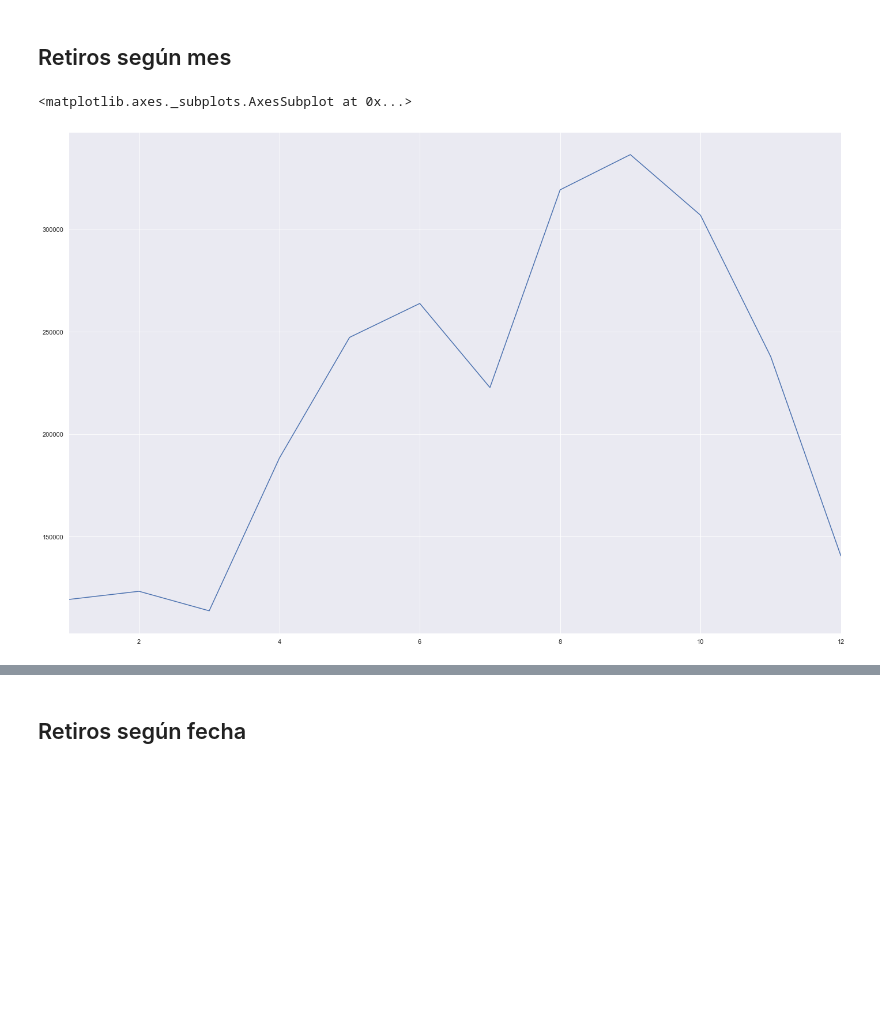
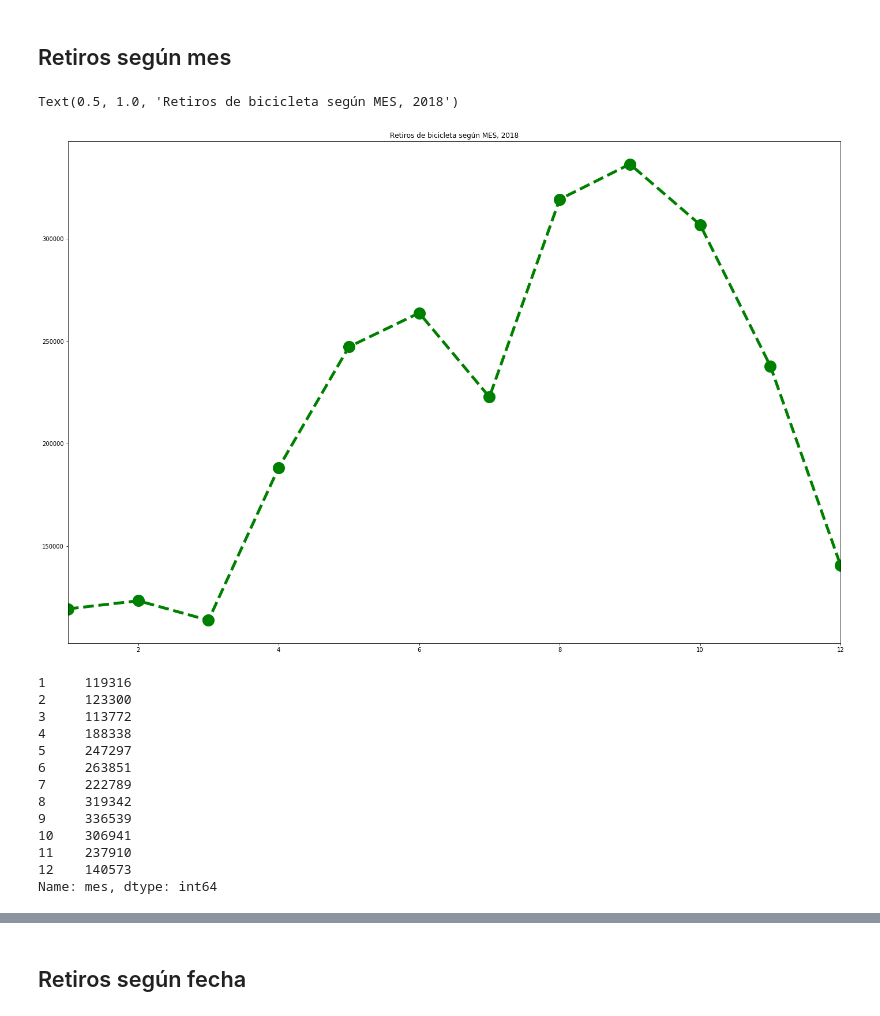
Before and after one commit to fpaterson/Acamica-Data-Science, a Jupyter notebook: Presentación personal/Presentación personal, dataset bicis.ipynb, the cells around one changed output, grey strips where cells are left out. Cells and saved outputs as stored; diff of their text form; code cells hidden in the pictures; blank space fills up the shorter version.

Commit message:
Mejoré gŕaficos, hice value_counts para más variables

```diff
--- a/Presentación personal/Presentación personal, dataset bicis.ipynb
+++ b/Presentación personal/Presentación personal, dataset bicis.ipynb
@@ -204,8 +204,25 @@ plt.show()
 ## Retiros según mes
 # %%
 df["mes"] = df.bici_Fecha_hora_retiro.dt.month
+# %%
+df.mes.value_counts().sort_index().plot(linewidth=5, markersize=20,color='green', marker='o', linestyle='dashed')
+plt.title('Retiros de bicicleta según MES, 2018')
+# %% [output]
+Text(0.5, 1.0, 'Retiros de bicicleta según MES, 2018')
+[figure, added]
 # %%
-df.mes.value_counts().sort_index().plot()
+df.mes.value_counts().sort_index()
 # %% [output]
-<matplotlib.axes._subplots.AxesSubplot at 0x...>
+1     119316
+2     123300
+3     113772
+4     188338
+5     247297
+6     263851
+7     222789
+8     319342
+9     336539
+10    306941
+11    237910
+12    140573
+Name: mes, dtype: int64
-[figure, removed]
```
Also changed, not shown: parts of 9 cells of this notebook.
